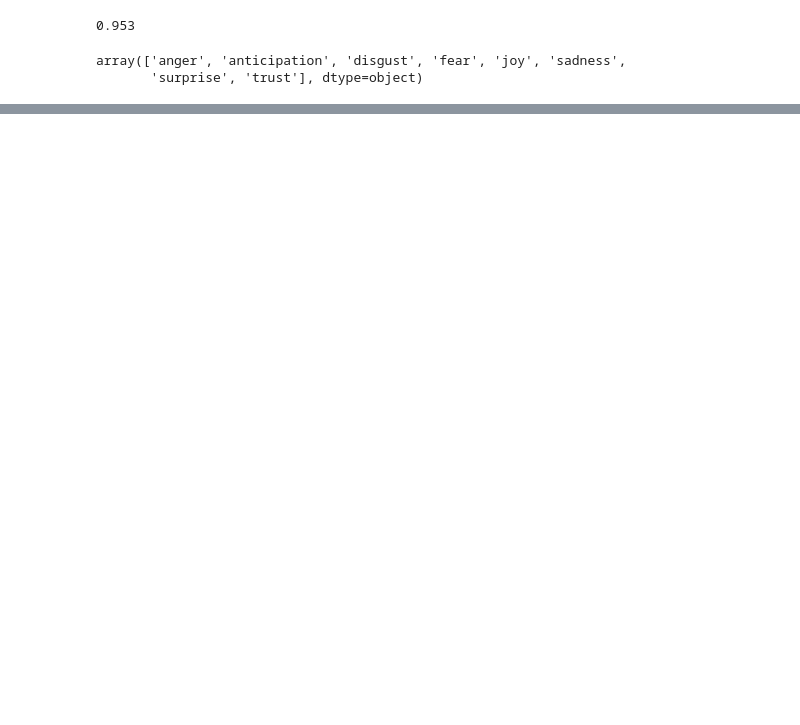
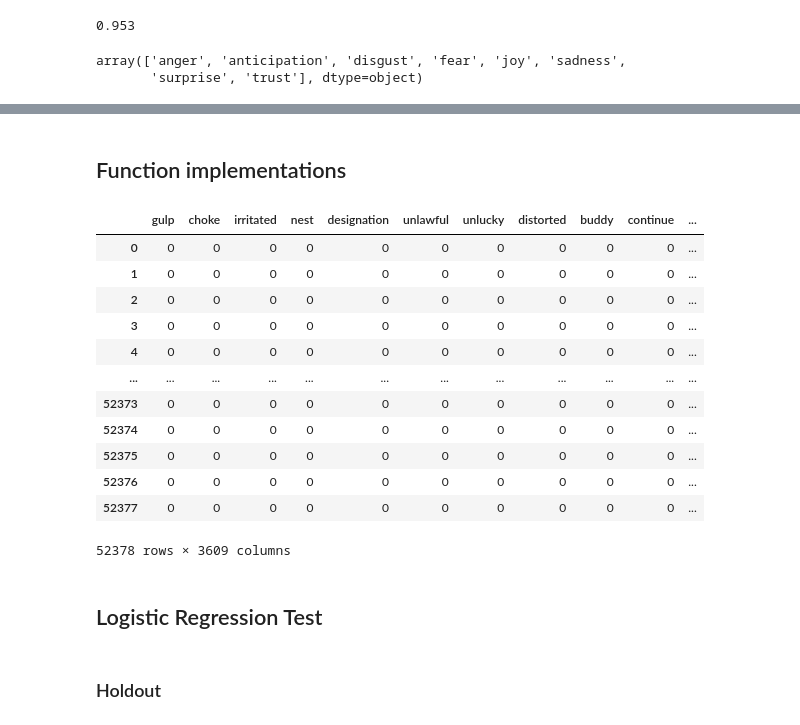
Before and after one commit to theresa-sporn/WorkforceSentimentMonitoring, a Jupyter notebook: notebooks/alvaro_EmotionExtraction.ipynb, the cells around one changed output, grey strips where cells are left out. Cells and saved outputs as stored; diff of their text form; code cells hidden in the pictures; blank space fills up the shorter version.

```diff
--- a/notebooks/alvaro_EmotionExtraction.ipynb
+++ b/notebooks/alvaro_EmotionExtraction.ipynb
@@ -312,0 +191,41 @@ tmp
+# %% [markdown]
+## Function implementations
+# %%
+def create_emotion_dictionary(lexicon):
+    """Create dict with word : emo_array pairs"""
+    # create pivot table to better extract the word : array pairs
+    table = pd.pivot_table(lexicon, values='emotion-intensity-score',
+                           index='word', columns='emotion', fill_value=0)
+    # create dictionary
+    emo_scores_dict = {word : value for word , value in zip(table.index, table.values)}
+    return emo_scores_dict
+# %%
+def create_wordcount_vector(corpus):
+    """Vectorize corpus. Corpus is a pd.Series with texts"""
+    vectorizer = CountVectorizer(stop_words='english', strip_accents='ascii')
+    X_vectorized = vectorizer.fit_transform(corpus)
+    X_vectorized = X_vectorized.toarray()
+    columns = vectorizer.get_feature_names()
+    X_vectorized = pd.DataFrame(X_vectorized, columns=columns)
+    return X_vectorized
+# %%
+dic_tmp = create_emotion_dictionary(lexicon)
+vec_tmp = create_wordcount_vector(X['review'])
+# %%
+dic_tmp, vec_tmp = simplify_emotion_dict_and_wordcount(dic_tmp, vec_tmp)
+# %%
+vec_tmp
+# %% [output]
+|  | gulp | choke | irritated | nest | designation | unlawful | unlucky | distorted | buddy | continue | ... |
+| 0 | 0 | 0 | 0 | 0 | 0 | 0 | 0 | 0 | 0 | 0 | ... |
+| 1 | 0 | 0 | 0 | 0 | 0 | 0 | 0 | 0 | 0 | 0 | ... |
+| 2 | 0 | 0 | 0 | 0 | 0 | 0 | 0 | 0 | 0 | 0 | ... |
+| 3 | 0 | 0 | 0 | 0 | 0 | 0 | 0 | 0 | 0 | 0 | ... |
+| 4 | 0 | 0 | 0 | 0 | 0 | 0 | 0 | 0 | 0 | 0 | ... |
+| ... | ... | ... | ... | ... | ... | ... | ... | ... | ... | ... | ... |
+| 52373 | 0 | 0 | 0 | 0 | 0 | 0 | 0 | 0 | 0 | 0 | ... |
+| 52374 | 0 | 0 | 0 | 0 | 0 | 0 | 0 | 0 | 0 | 0 | ... |
+| 52375 | 0 | 0 | 0 | 0 | 0 | 0 | 0 | 0 | 0 | 0 | ... |
+| 52376 | 0 | 0 | 0 | 0 | 0 | 0 | 0 | 0 | 0 | 0 | ... |
+| 52377 | 0 | 0 | 0 | 0 | 0 | 0 | 0 | 0 | 0 | 0 | ... |
+52378 rows × 3609 columns
@@ -312,0 +285,4 @@ tmp
+# %% [markdown]
+## Logistic Regression Test
+# %% [markdown]
+### Holdout
```
Also changed, not shown: parts of 30 cells of this notebook, 2 other files.
